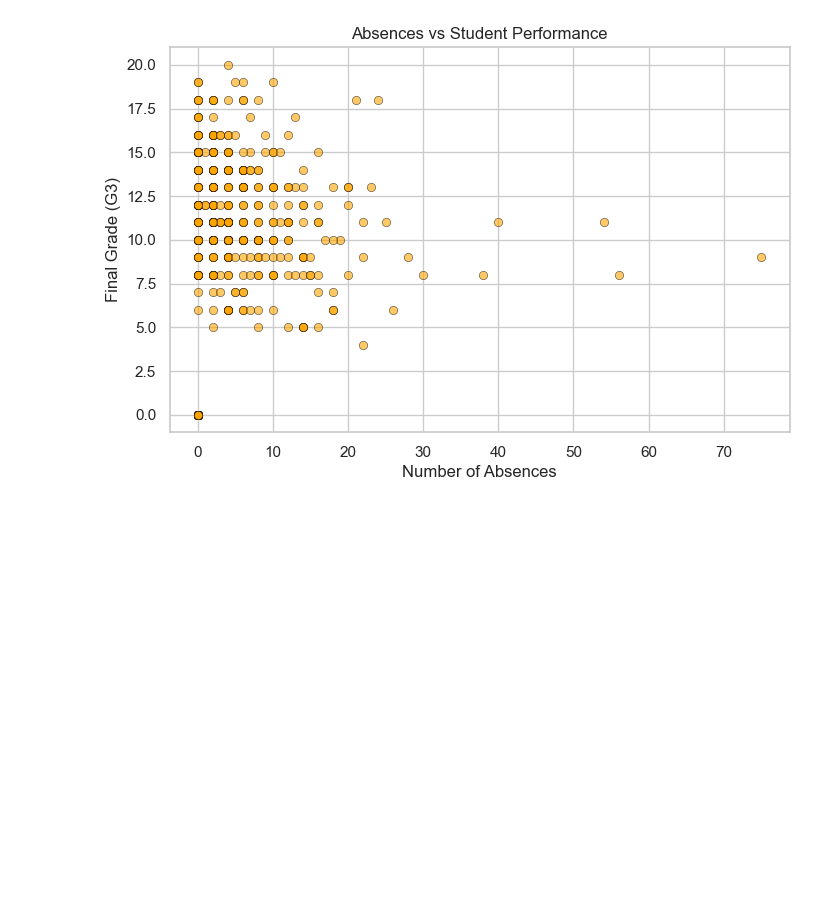
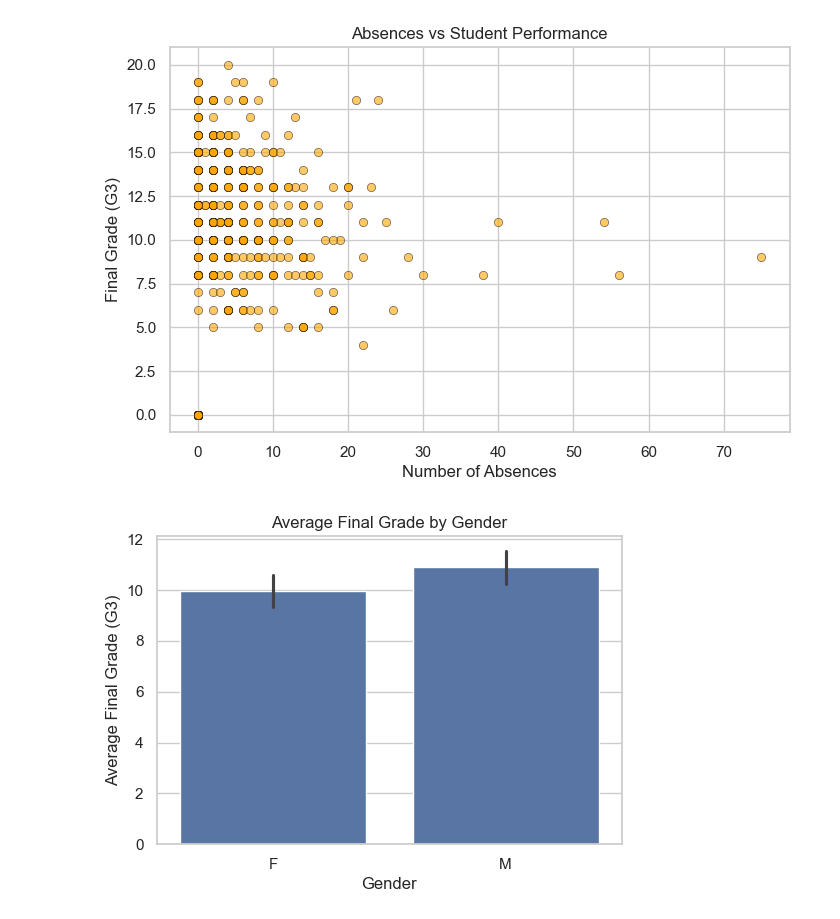
Before and after one commit to sushanth-poojary-1227/Student-performance-data-visualization, a Jupyter notebook: student_performance_visualization.ipynb, the cells around one changed output. Cells and saved outputs as stored; diff of their text form; code cells hidden in the pictures; blank space fills up the shorter version.

Commit message:
Bar Plot Visualization 4 Average Final Grade by Gender

```diff
--- a/student_performance_visualization.ipynb
+++ b/student_performance_visualization.ipynb
@@ -117,3 +117,12 @@ plt.title("Absences vs Student Performance")
 plt.show()
 # %% [output]
 [figure]
+# %%
+plt.figure(figsize=(6,4))
+sns.barplot(x="sex", y="G3", data=df)
+plt.xlabel("Gender")
+plt.ylabel("Average Final Grade (G3)")
+plt.title("Average Final Grade by Gender")
+plt.show()
+# %% [output]
+[figure, added]
```
